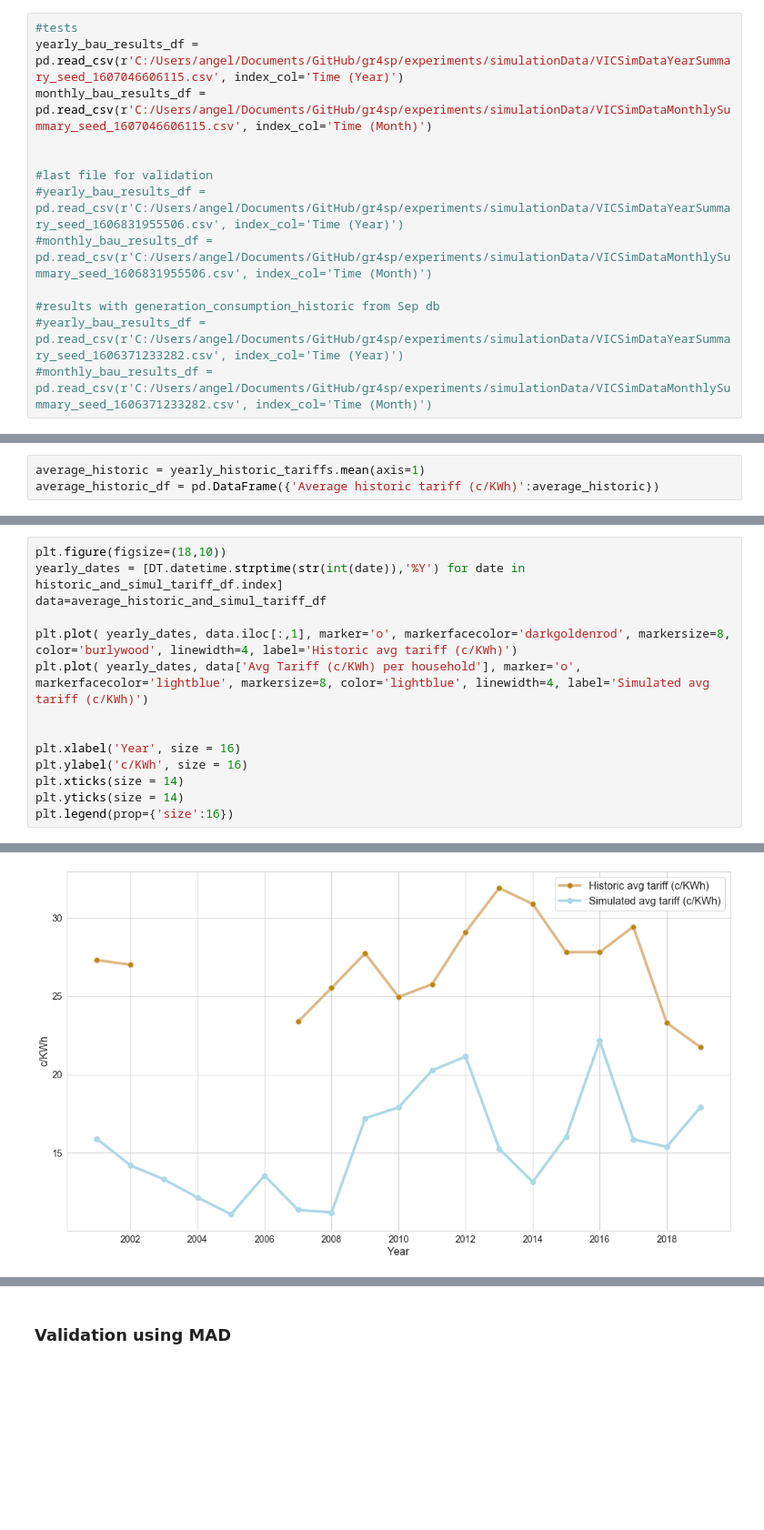
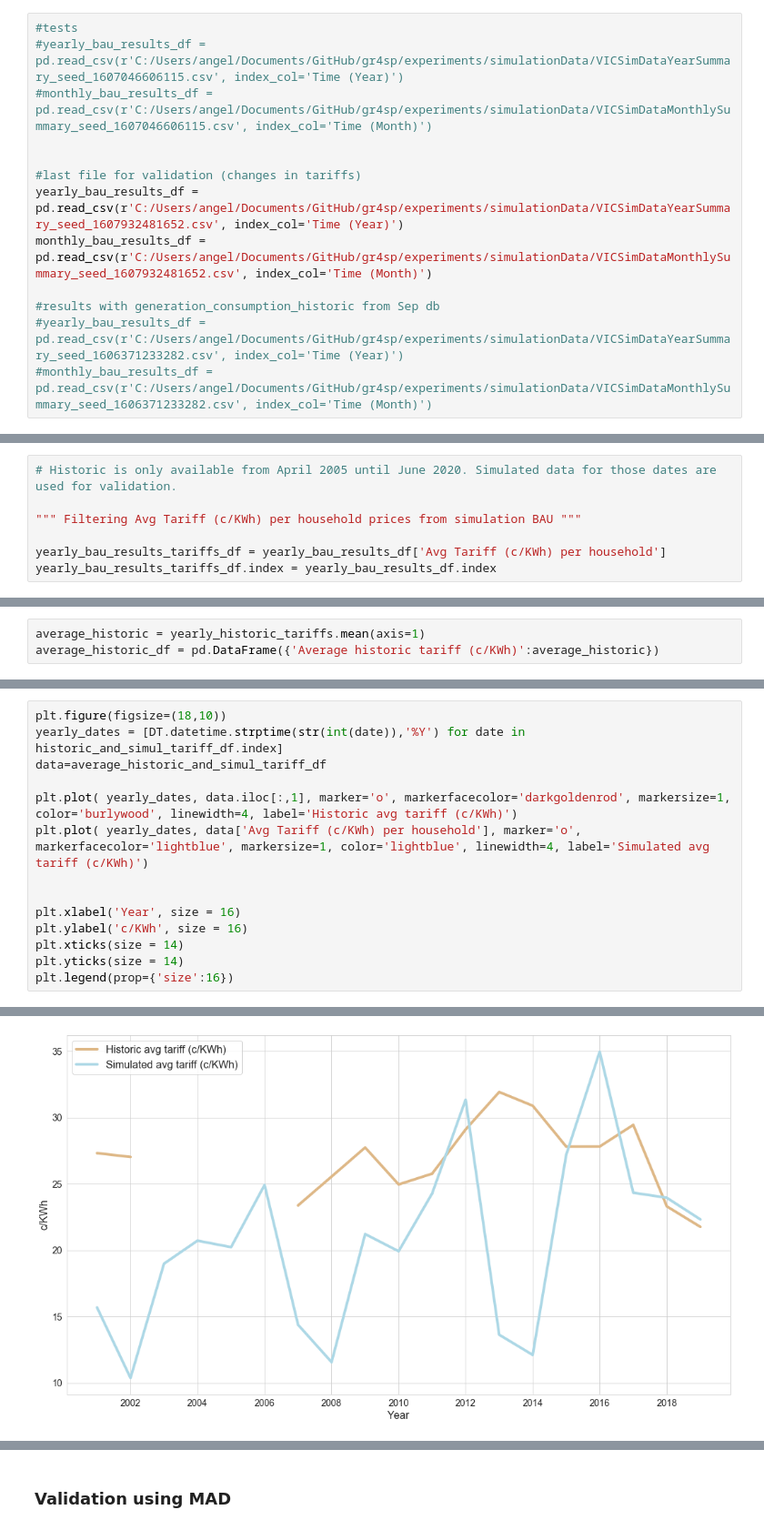
Before and after one commit to gr4sp/simulationEngine, a Jupyter notebook: experiments/notebookGr4sp/SimulationValidation.ipynb, the cells around one changed output, grey strips where cells are left out. Shown at 91% size. Cells and saved outputs as stored; diff of their text form; blank space fills up the shorter version.

```diff
--- a/experiments/notebookGr4sp/SimulationValidation.ipynb
+++ b/experiments/notebookGr4sp/SimulationValidation.ipynb
@@ -39,13 +39,13 @@ The model has two types of results reporting: Full and Light. It also provide re
 NB! files for BAU to make validation should have the same seed.
 # %%
 #tests
-yearly_bau_results_df = pd.read_csv(r'C:/Users/angel/Documents/GitHub/gr4sp/experiments/simulationData/VICSimDataYearSummary_seed_1607046606115.csv', index_col='Time (Year)')
-monthly_bau_results_df = pd.read_csv(r'C:/Users/angel/Documents/GitHub/gr4sp/experiments/simulationData/VICSimDataMonthlySummary_seed_1607046606115.csv', index_col='Time (Month)')
+#yearly_bau_results_df = pd.read_csv(r'C:/Users/angel/Documents/GitHub/gr4sp/experiments/simulationData/VICSimDataYearSummary_seed_1607046606115.csv', index_col='Time (Year)')
+#monthly_bau_results_df = pd.read_csv(r'C:/Users/angel/Documents/GitHub/gr4sp/experiments/simulationData/VICSimDataMonthlySummary_seed_1607046606115.csv', index_col='Time (Month)')
 
 
-#last file for validation
-#yearly_bau_results_df = pd.read_csv(r'C:/Users/angel/Documents/GitHub/gr4sp/experiments/simulationData/VICSimDataYearSummary_seed_1606831955506.csv', index_col='Time (Year)')
-#monthly_bau_results_df = pd.read_csv(r'C:/Users/angel/Documents/GitHub/gr4sp/experiments/simulationData/VICSimDataMonthlySummary_seed_1606831955506.csv', index_col='Time (Month)')
+#last file for validation (changes in tariffs)
+yearly_bau_results_df = pd.read_csv(r'C:/Users/angel/Documents/GitHub/gr4sp/experiments/simulationData/VICSimDataYearSummary_seed_1607932481652.csv', index_col='Time (Year)')
+monthly_bau_results_df = pd.read_csv(r'C:/Users/angel/Documents/GitHub/gr4sp/experiments/simulationData/VICSimDataMonthlySummary_seed_1607932481652.csv', index_col='Time (Month)')
 
 #results with generation_consumption_historic from Sep db
 #yearly_bau_results_df = pd.read_csv(r'C:/Users/angel/Documents/GitHub/gr4sp/experiments/simulationData/VICSimDataYearSummary_seed_1606371233282.csv', index_col='Time (Year)')
@@ -453,5 +509,12 @@ yearly_bau_results_tariffs_df = yearly_bau_results_df['Avg Tariff (c/KWh) per ho
 # %%
 # historic average tariffs in c/kWh (real 2019) filtered from reports
 yearly_historic_tariffs = pd.read_csv(r'C:/Users/angel/Documents/GitHub/gr4sp/experiments/simulationData/2001to2019_historicTariffs.csv', index_col='Time (Year)')
+# %%
+# Historic is only available from April 2005 until June 2020. Simulated data for those dates are used for validation.
+
+""" Filtering Avg Tariff (c/KWh) per household prices from simulation BAU """
+
+yearly_bau_results_tariffs_df = yearly_bau_results_df['Avg Tariff (c/KWh) per household']
+yearly_bau_results_tariffs_df.index = yearly_bau_results_df.index
 # %%
 from functools import reduce
@@ -520,17 +594,17 @@ average_historic_and_simul_tariff_df.head(20)
 # %%
 plt.figure(figsize=(18,10))
 yearly_dates = [DT.datetime.strptime(str(int(date)),'%Y') for date in historic_and_simul_tariff_df.index]
 data=average_historic_and_simul_tariff_df
 
-plt.plot( yearly_dates, data.iloc[:,1], marker='o', markerfacecolor='darkgoldenrod', markersize=8, color='burlywood', linewidth=4, label='Historic avg tariff (c/KWh)')
-plt.plot( yearly_dates, data['Avg Tariff (c/KWh) per household'], marker='o', markerfacecolor='lightblue', markersize=8, color='lightblue', linewidth=4, label='Simulated avg tariff (c/KWh)')
+plt.plot( yearly_dates, data.iloc[:,1], marker='o', markerfacecolor='darkgoldenrod', markersize=1, color='burlywood', linewidth=4, label='Historic avg tariff (c/KWh)')
+plt.plot( yearly_dates, data['Avg Tariff (c/KWh) per household'], marker='o', markerfacecolor='lightblue', markersize=1, color='lightblue', linewidth=4, label='Simulated avg tariff (c/KWh)')
 
 
 plt.xlabel('Year', size = 16)
 plt.ylabel('c/KWh', size = 16)
 plt.xticks(size = 14)
 plt.yticks(size = 14)
 plt.legend(prop={'size':16})
 # %% [output]
 <matplotlib.legend.Legend at 0x...>
-[figure, old version]
+[figure, new version]
```
Also changed, not shown: parts of 29 cells of this notebook, 13 other files.
